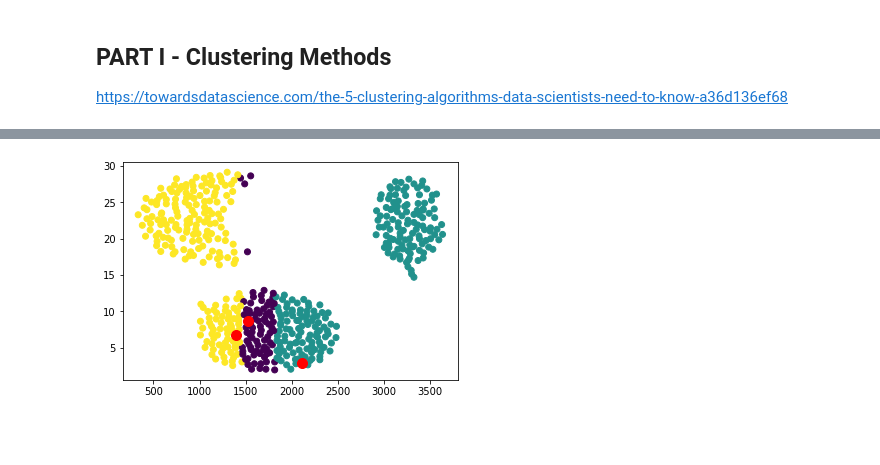
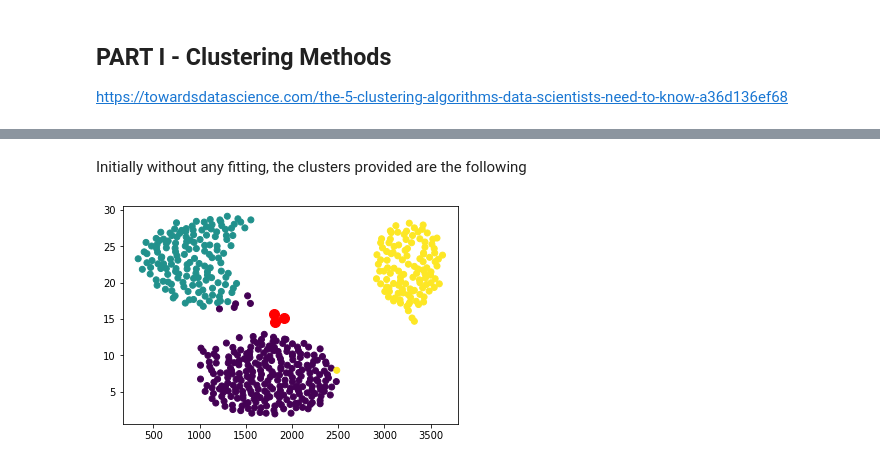
Before and after one commit to jovit/mc866-project-1, a Jupyter notebook: gmm.ipynb, the cells around one changed output, grey strips where cells are left out. Cells and saved outputs as stored; diff of their text form; code cells hidden in the pictures; blank space fills up the shorter version.

```diff
--- a/gmm.ipynb
+++ b/gmm.ipynb
@@ -118,14 +134,16 @@ array([0, 0, 0, 2, 2, 2, 2, 2, 2, 2, 2, 2, 2, 2, 2, 2, 2, 2, 2, 2, 2, 2,
+# %% [markdown]
+Initially without any fitting, the clusters provided are the following
 # %%
-# Result of clusters before any fitting is done
+# initialize clusters and show their initial position in the chart
 
 c = gmm.clusters()
 
 fig, ax = plt.subplots()
 ax.scatter(df_train.iloc[:,:1].values, df_train.iloc[:,1:].values, c=c) # the data
-ax.scatter(gmm.centroids[:,:1], gmm.centroids[:,1:], c="red", s=100) # the data
+ax.scatter(gmm.means[:,:1], gmm.means[:,1:], c="red", s=100) # the mean of each cluster
 plt.show()
 # %% [output]
-[figure, old version]
+[figure, new version]
 # %%
 gmm.fit()
 # %% [output]
```
Also changed, not shown: parts of 18 cells of this notebook, 1 other file.
